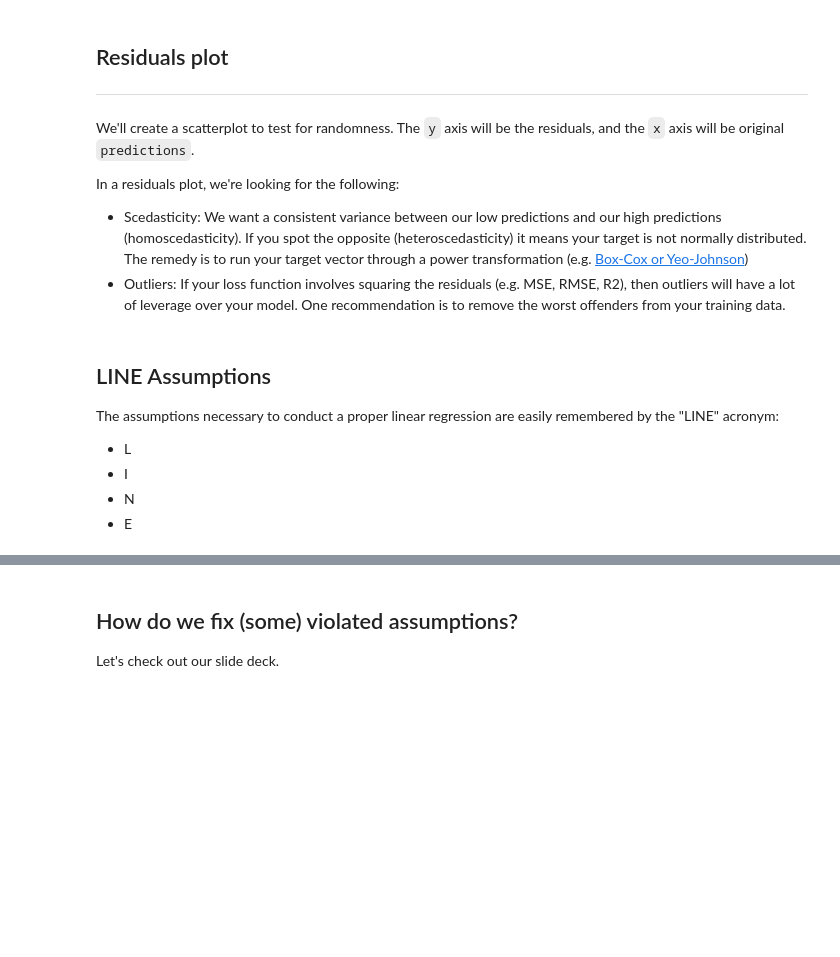
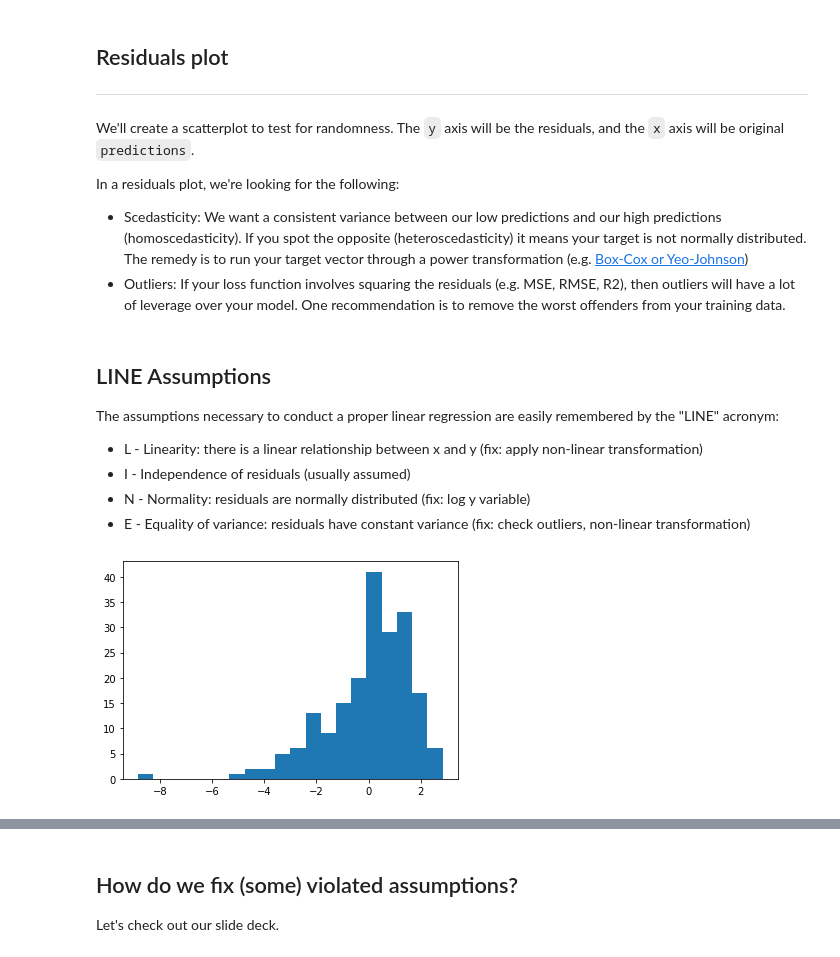
Before and after one commit to ga-curriculum/lesson-regression-metrics, a Jupyter notebook: solution-code/solution-code.ipynb, the cells around one changed output, grey strips where cells are left out. Drawn from its saved outputs; the diff is of its cells as text; code cells hidden in the pictures; blank space fills up the shorter version.

```diff
--- a/solution-code/solution-code.ipynb
+++ b/solution-code/solution-code.ipynb
@@ -159,7 +205,7 @@ In a residuals plot, we're looking for the following:
 ## LINE Assumptions
 The assumptions necessary to conduct a proper linear regression are easily remembered by the "LINE" acronym:
 
-* L
-* I
-* N
-* E
+* L - Linearity: there is a linear relationship between x and y (fix: apply non-linear transformation)
+* I - Independence of residuals (usually assumed)
+* N - Normality: residuals are normally distributed (fix: log y variable)
+* E - Equality of variance: residuals have constant variance (fix: check outliers, non-linear transformation)
@@ -166,2 +215,7 @@ The assumptions necessary to conduct a proper linear regression are easily remem
+# %%
+# N assumption:
+plt.hist(residuals, bins = 20);
+# %% [output]
+[figure, added]
 # %%
 # Use np.random.randn to show what we expect in a residual plot
```
Also changed, not shown: parts of 40 cells of this notebook, 2 other files.
